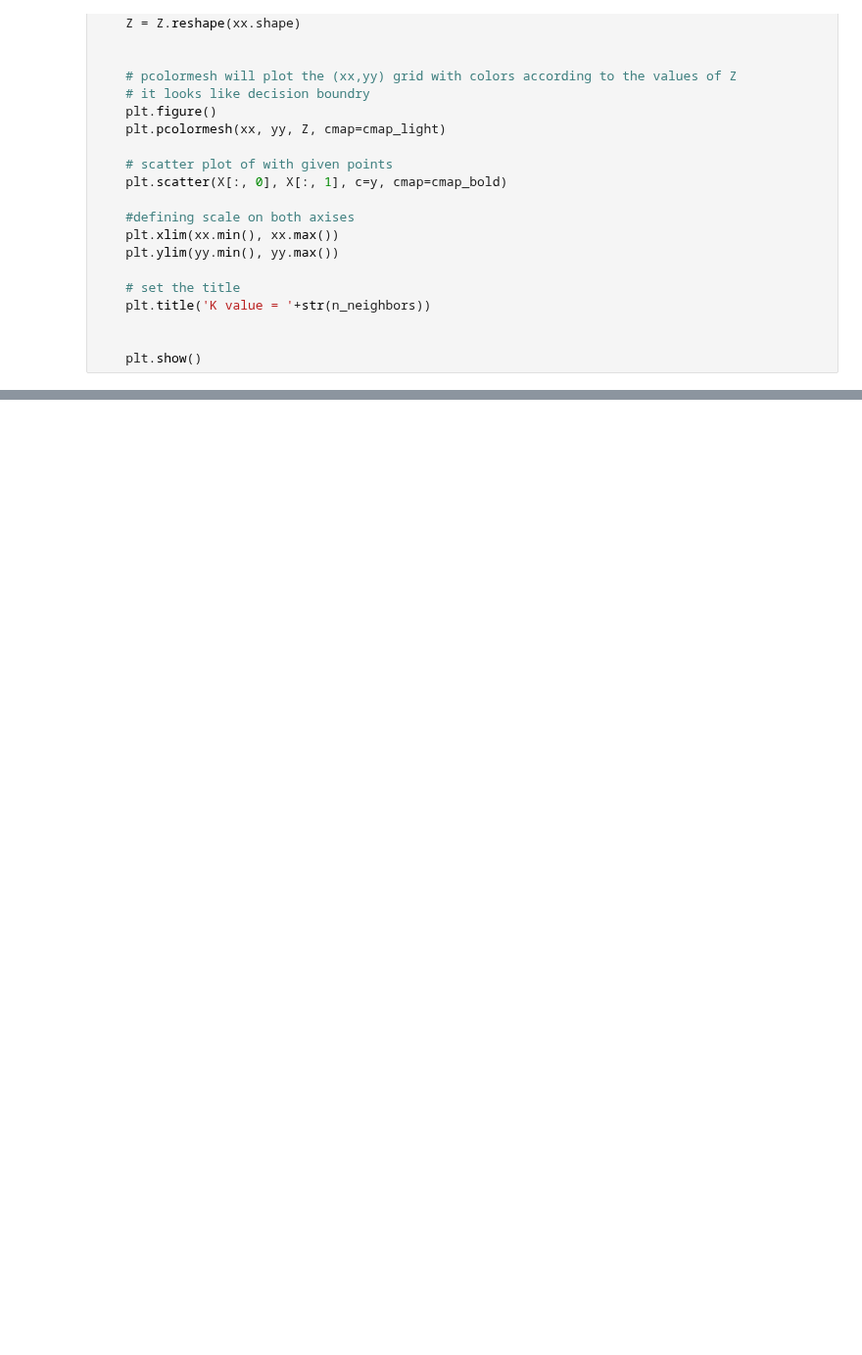
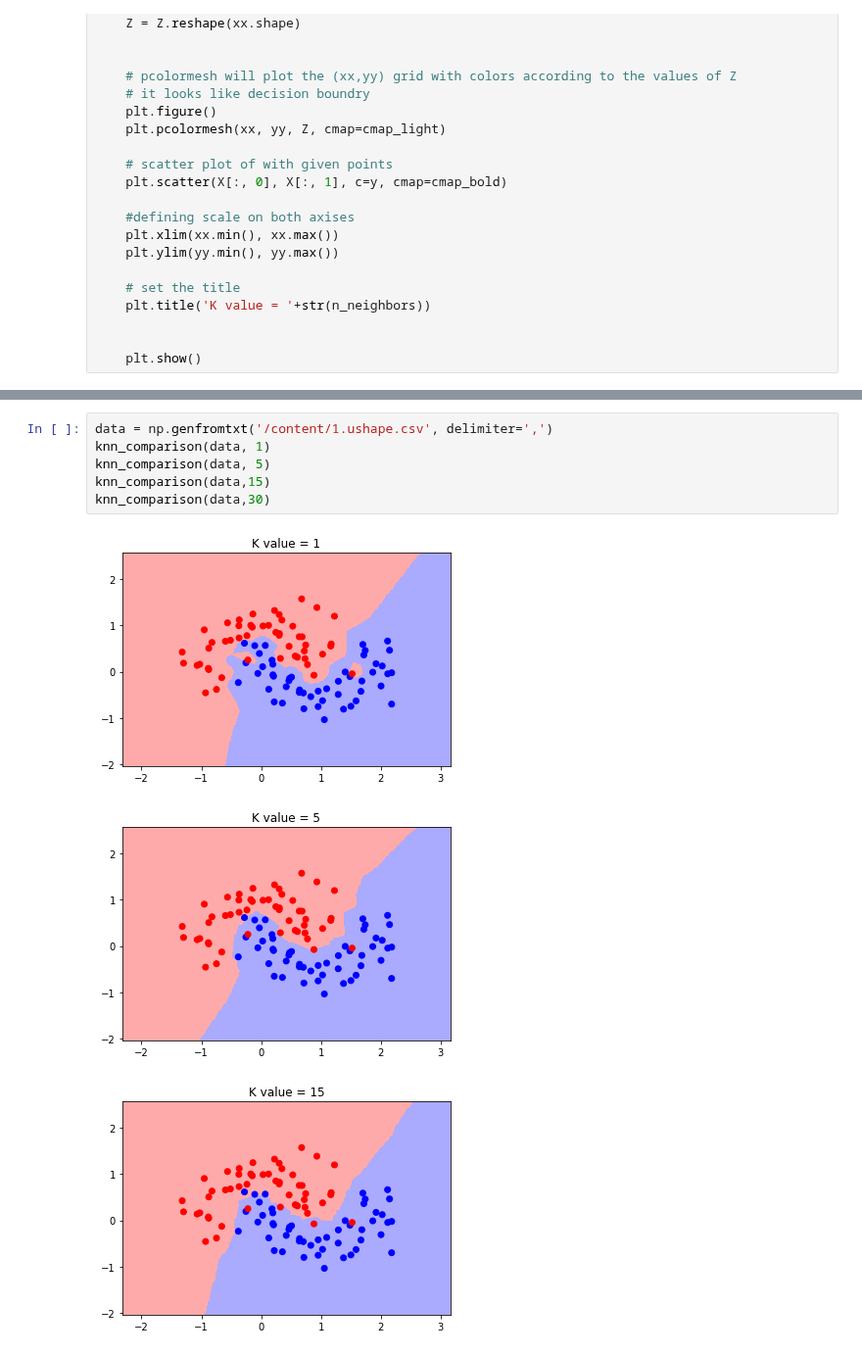
Before and after one commit to siddu541/Analytics, a Jupyter notebook: KNN_Classfier.ipynb, the cells around one changed output, grey strips where cells are left out. Shown at 98% size. Cells and saved outputs as stored; diff of their text form; blank space fills up the shorter version.

```diff
--- a/KNN_Classfier.ipynb
+++ b/KNN_Classfier.ipynb
@@ -94,0 +99,10 @@ knn_comparison(data, 50)
+# %%
+data = np.genfromtxt('/content/1.ushape.csv', delimiter=',')
+knn_comparison(data, 1)
+knn_comparison(data, 5)
+knn_comparison(data,15)
+knn_comparison(data,30)
+# %% [output]
+[figure, added]
+[figure, added]
+[figure, added]
```
Also changed, not shown: parts of 2 cells of this notebook.
